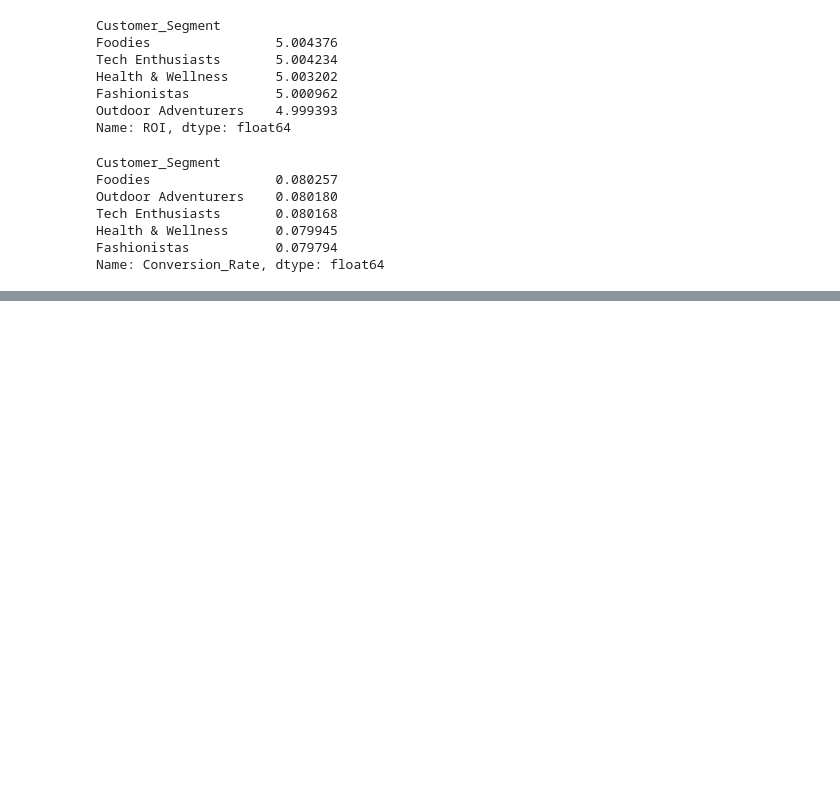
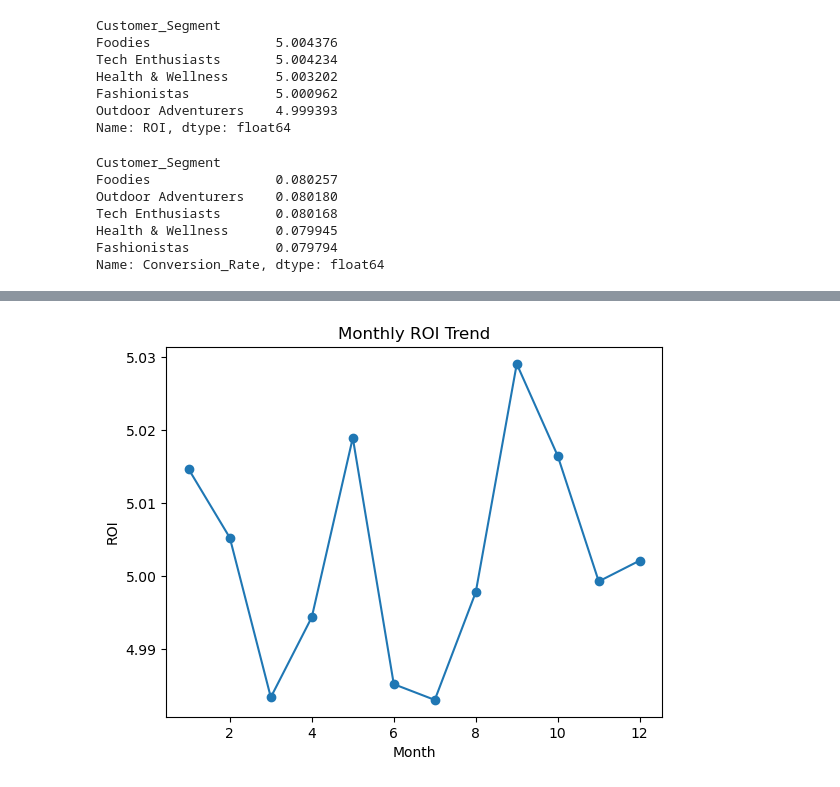
Before and after one commit to Shravani-salunke/Data-Analytics-Project, a Jupyter notebook: notebook/marketing_eda.ipynb, the cells around one changed output, grey strips where cells are left out. Drawn from its saved outputs; the diff is of its cells as text; code cells hidden in the pictures; blank space fills up the shorter version.

Commit message:
eda : analyze monthly roi and conversion trends

```diff
--- a/notebook/marketing_eda.ipynb
+++ b/notebook/marketing_eda.ipynb
@@ -213,0 +216,5 @@ plt.show()
+# %%
+df['Date']=pd.to_datetime(df['Date'])
+# %%
+monthly_roi = df.groupby(df['Date'].dt.month)['ROI'].mean()
+monthly_roi
@@ -213,0 +254,8 @@ plt.show()
+# %%
+monthly_roi.plot(kind='line',marker='o')
+plt.title('Monthly ROI Trend')
+plt.xlabel('Month')
+plt.ylabel('ROI')
+plt.show()
+# %% [output]
+[figure, added]
```
Also changed, not shown: parts of 4 cells of this notebook.
